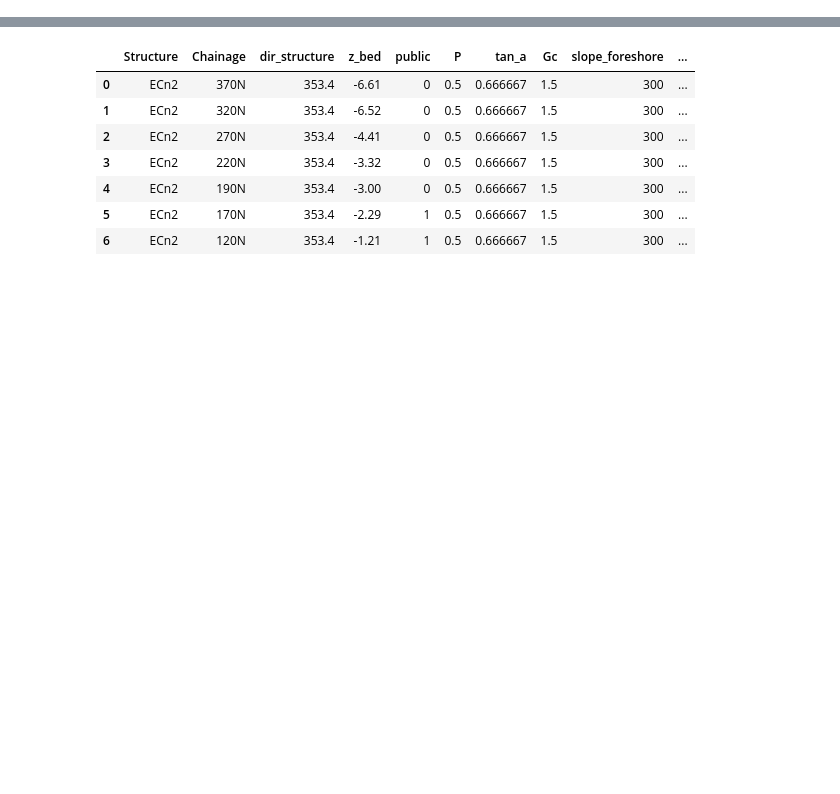
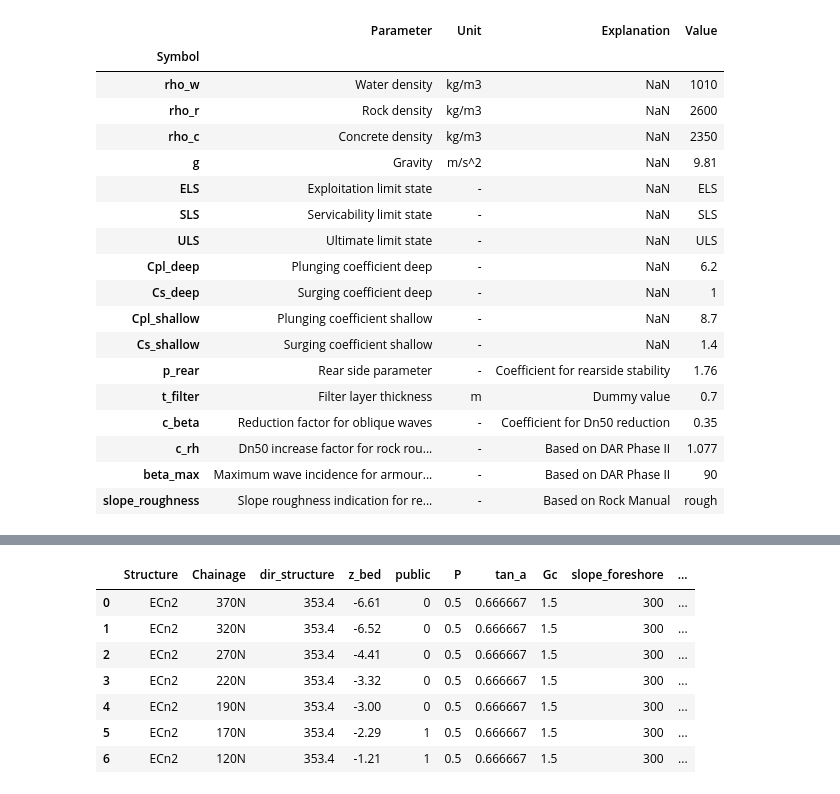
Before and after one commit to Sander-w/breakwater, a Jupyter notebook: Notebooks/Constanta Phase III/Constanta Phase III load data.ipynb, the cells around one changed output, grey strips where cells are left out. Saved outputs shown, nothing was run; the diff lists cells and outputs as text; code cells hidden in the pictures; blank space fills up the shorter version.

```diff
--- a/Notebooks/Constanta Phase III/Constanta Phase III load data.ipynb
+++ b/Notebooks/Constanta Phase III/Constanta Phase III load data.ipynb
@@ -28,7 +35,27 @@ concrete_element_data = pd.read_excel(Path("./Input data/") / "test_data_phase_I
                                       index_col = 0,
                                       skiprows = 1)
 # %%
-#project_data
+project_data
+# %% [output]
+|  | Parameter | Unit | Explanation | Value |
+| Symbol |  |  |  |  |
+| rho_w | Water density | kg/m3 | NaN | 1010 |
+| rho_r | Rock density | kg/m3 | NaN | 2600 |
+| rho_c | Concrete density | kg/m3 | NaN | 2350 |
+| g | Gravity | m/s^2 | NaN | 9.81 |
+| ELS | Exploitation limit state | - | NaN | ELS |
+| SLS | Servicability limit state | - | NaN | SLS |
+| ULS | Ultimate limit state | - | NaN | ULS |
+| Cpl_deep | Plunging coefficient deep | - | NaN | 6.2 |
+| Cs_deep | Surging coefficient deep | - | NaN | 1 |
+| Cpl_shallow | Plunging coefficient shallow | - | NaN | 8.7 |
+| Cs_shallow | Surging coefficient shallow | - | NaN | 1.4 |
+| p_rear | Rear side parameter | - | Coefficient for rearside stability | 1.76 |
+| t_filter | Filter layer thickness | m | Dummy value | 0.7 |
+| c_beta | Reduction factor for oblique waves | - | Coefficient for Dn50 reduction | 0.35 |
+| c_rh | Dn50 increase factor for rock rou... | - | Based on DAR Phase II | 1.077 |
+| beta_max | Maximum wave incidence for armour... | - | Based on DAR Phase II | 90 |
+| slope_roughness | Slope roughness indication for re... | - | Based on Rock Manual | rough |
 # %%
 #requirements_data
 # %%
```
Also changed, not shown: parts of 11 cells of this notebook, 3 other files.
